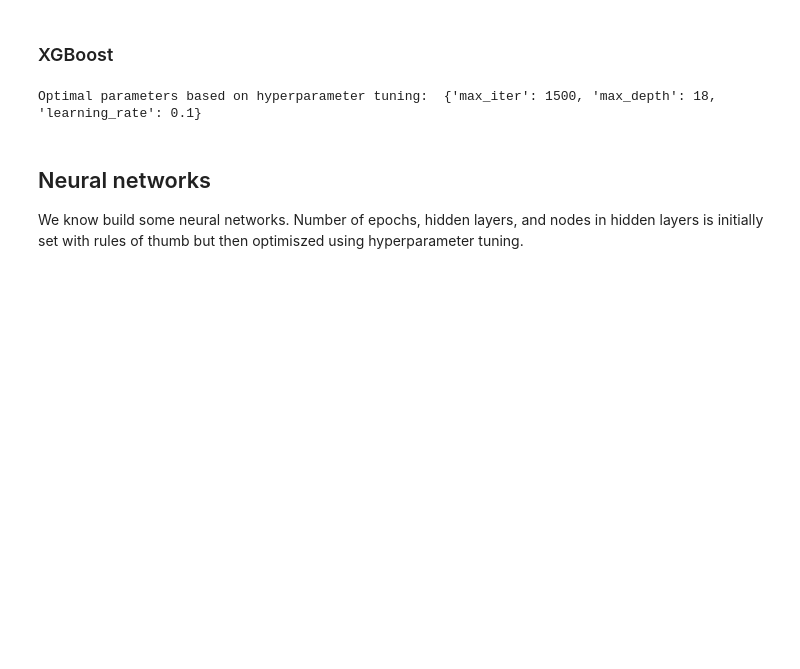
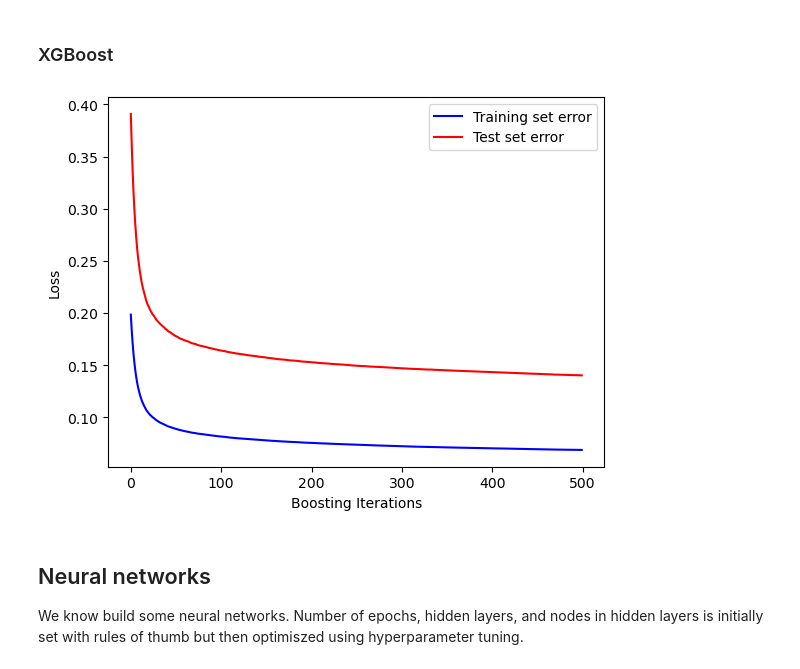
Before and after one commit to fgallagher27/GreenValueNet, a Jupyter notebook: GreenValueNet.ipynb, the cells around one changed output. Saved outputs shown, nothing was run; the diff lists cells and outputs as text; code cells hidden in the pictures; blank space fills up the shorter version.

Commit message:
latest model run

```diff
--- a/GreenValueNet.ipynb
+++ b/GreenValueNet.ipynb
@@ -109,22 +109,26 @@ rfr_pred, rfr_mse = generate_pred_metric(rfr_model, mean_squared_error, x_dev, y
 # %%
 # run baseline gradient boosting regression using scikit-learn
 xg_hp_space = params['tuning_dict']['xg_space']
 xgb_model = baseline_model(
     x_train,
     y_train,
     HistGradientBoostingRegressor,
     tuning=False,
     tuning_params=xg_hp_space,
     tuning_iter=params['tuning_dict']['n_iter'],
-    max_iter = 1500,
+    max_iter = 500,
     max_depth = 18,
-    learning_rate = 0.1
+    learning_rate = 0.1,
+    min_samples_leaf=50
 )
 
 # generate predictions and measure according to mean squared error
 xgb_pred, xgb_mse = generate_pred_metric(xgb_model, mean_squared_error, x_dev, y_dev)
+
+# plot loss over iterations
+plot_loss(xgb_model, validation_data=(x_dev, y_dev), metric=mean_squared_error)
 # %% [output]
-Optimal parameters based on hyperparameter tuning:  {'max_iter': 1500, 'max_depth': 18, 'learning_rate': 0.1}
+[figure, added]
 # %% [markdown]
 ## Neural networks
 
```
Also changed, not shown: parts of 9 cells of this notebook.
